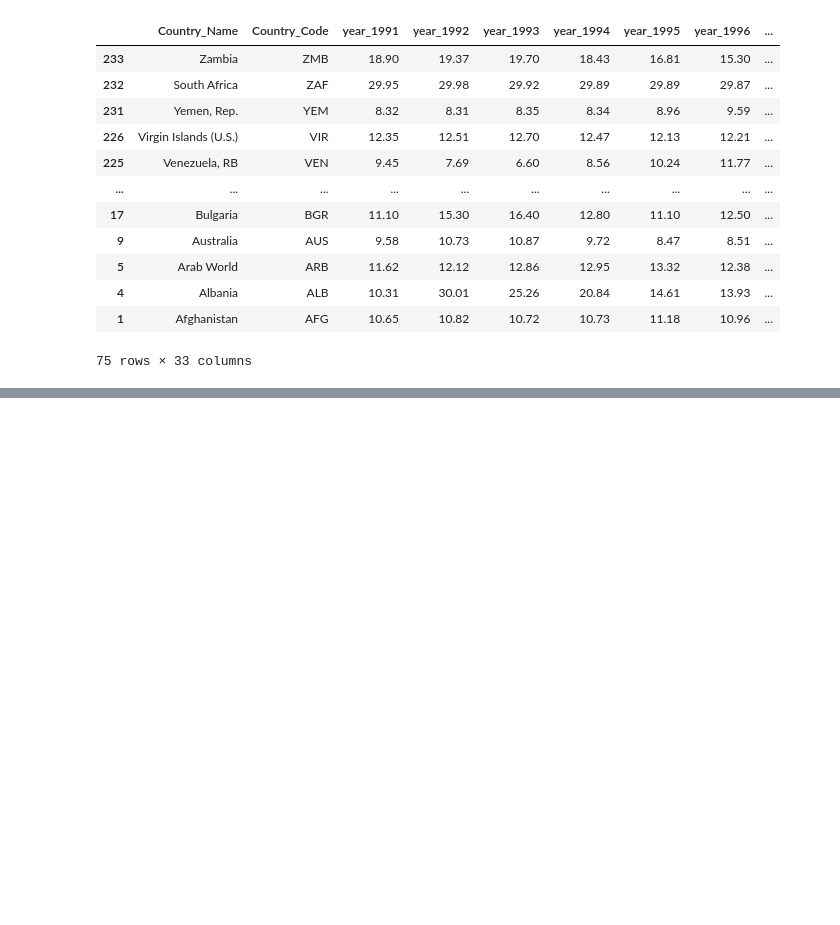
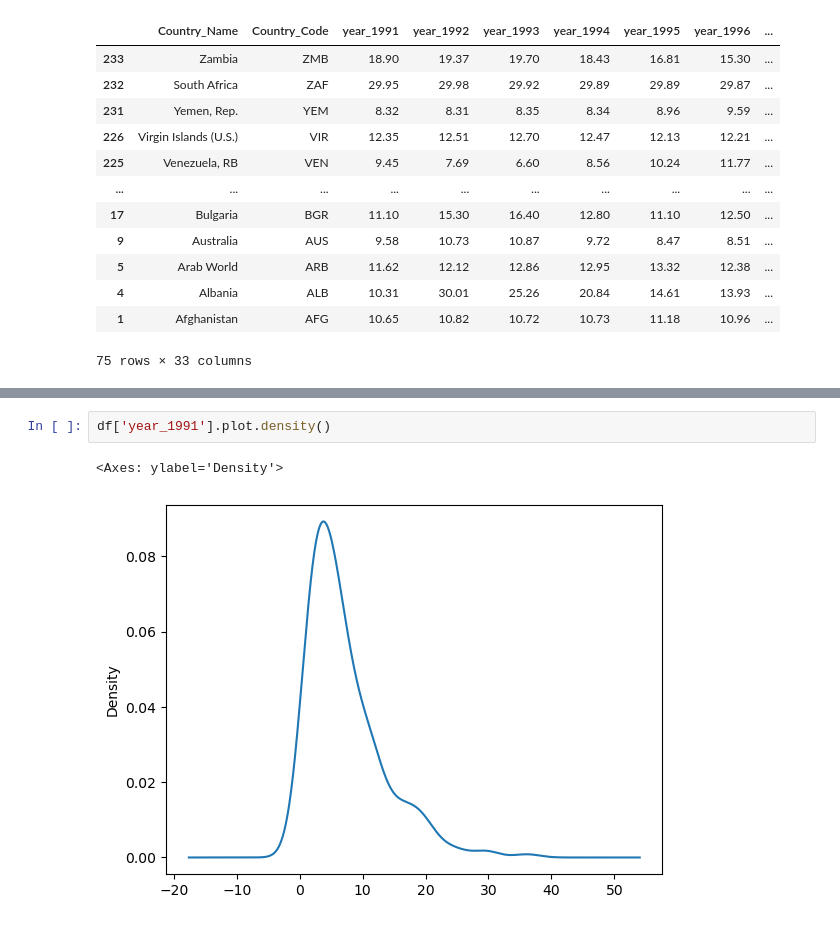
Before and after one commit to dbabichenko/dnid, a Jupyter notebook: Class Examples/Fall 2024/unemployment.ipynb, the cells around one changed output, grey strips where cells are left out. Cells and saved outputs as stored; diff of their text form; blank space fills up the shorter version.

```diff
--- a/Class Examples/Fall 2024/unemployment.ipynb
+++ b/Class Examples/Fall 2024/unemployment.ipynb
@@ -409,0 +439,5 @@ df.query(q)
+# %%
+df['year_1991'].plot.density()
+# %% [output]
+<Axes: ylabel='Density'>
+[figure, added]
```
Also changed, not shown: parts of 9 cells of this notebook, 51 other files.
